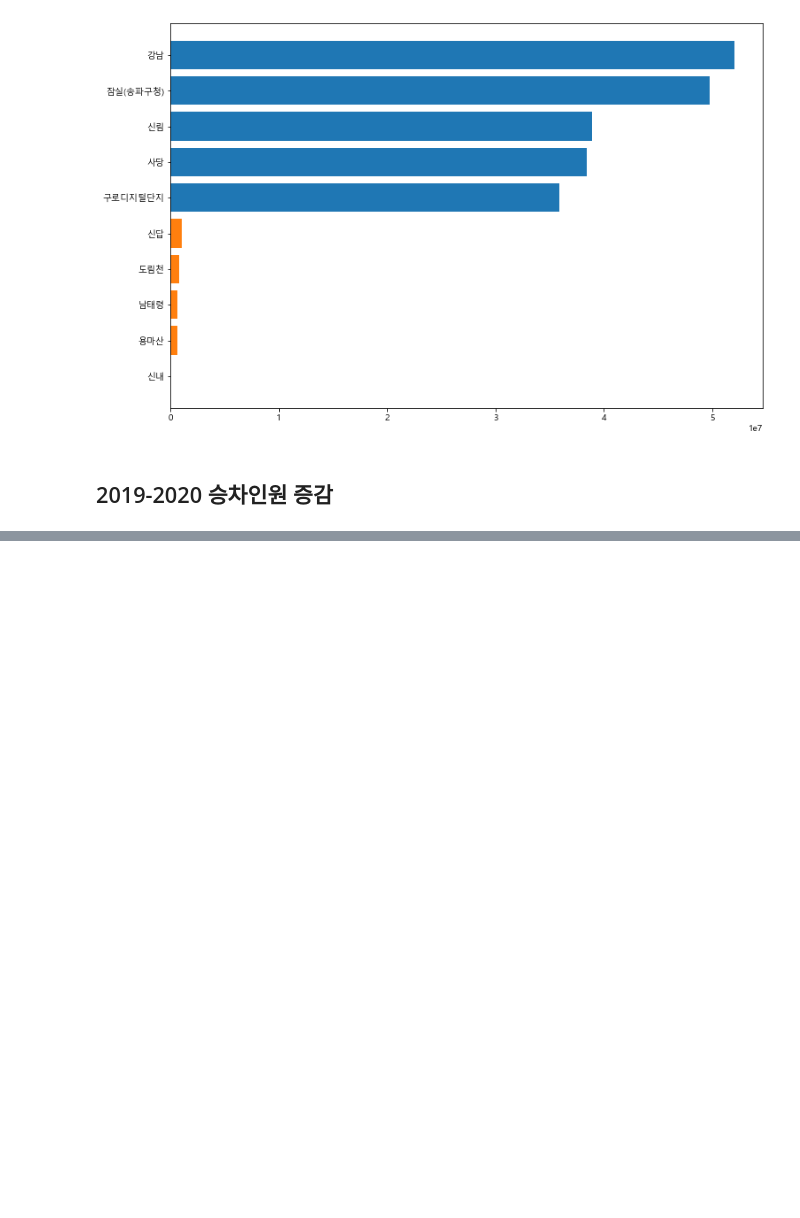
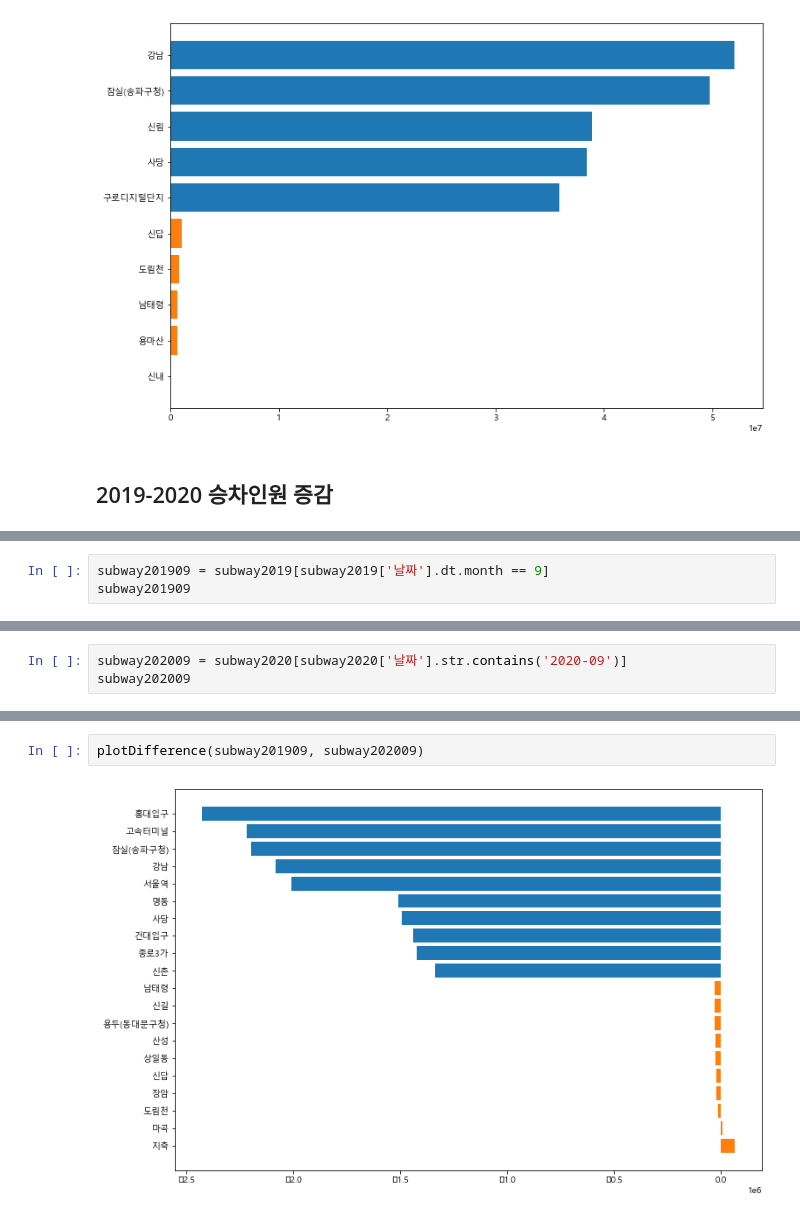
Before and after one commit to SeungyounShin/DGU-DataAnalysis, a Jupyter notebook: taewon_station.ipynb, the cells around one changed output, grey strips where cells are left out. Cells and saved outputs as stored; diff of their text form; blank space fills up the shorter version.

```diff
--- a/taewon_station.ipynb
+++ b/taewon_station.ipynb
@@ -64,0 +87,3 @@ plt.barh(sumDiff.tail(10).index, sumDiff.tail(10)['증감%'])
+# %%
+subway201909 = subway2019[subway2019['날짜'].dt.month == 9]
+subway201909
@@ -64,0 +104,3 @@ plt.barh(sumDiff.tail(10).index, sumDiff.tail(10)['증감%'])
+# %%
+subway202009 = subway2020[subway2020['날짜'].str.contains('2020-09')]
+subway202009
@@ -64,0 +121,4 @@ plt.barh(sumDiff.tail(10).index, sumDiff.tail(10)['증감%'])
+# %%
+plotDifference(subway201909, subway202009)
+# %% [output]
+[figure, added]
```
Also changed, not shown: parts of 25 cells of this notebook.
